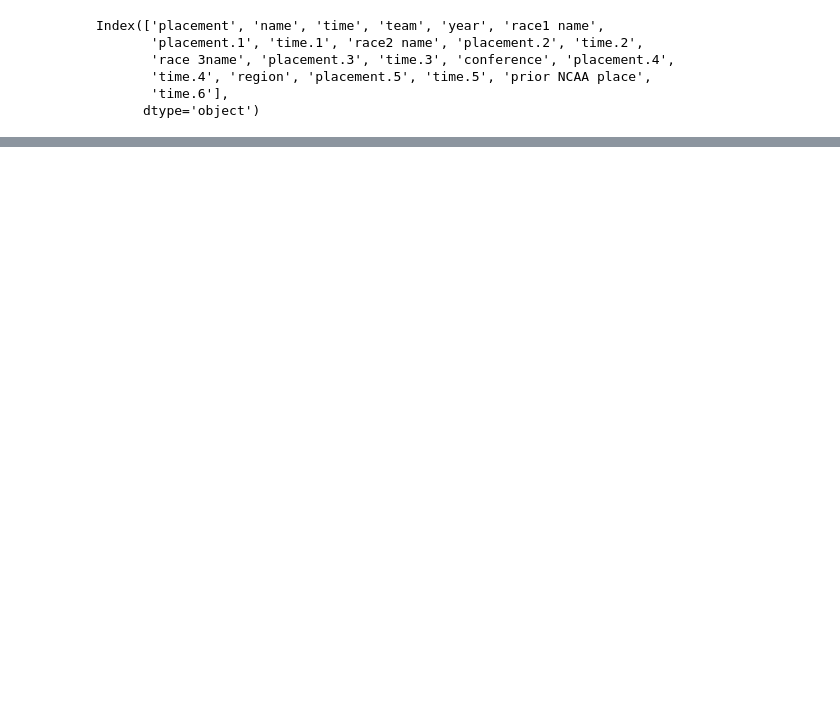
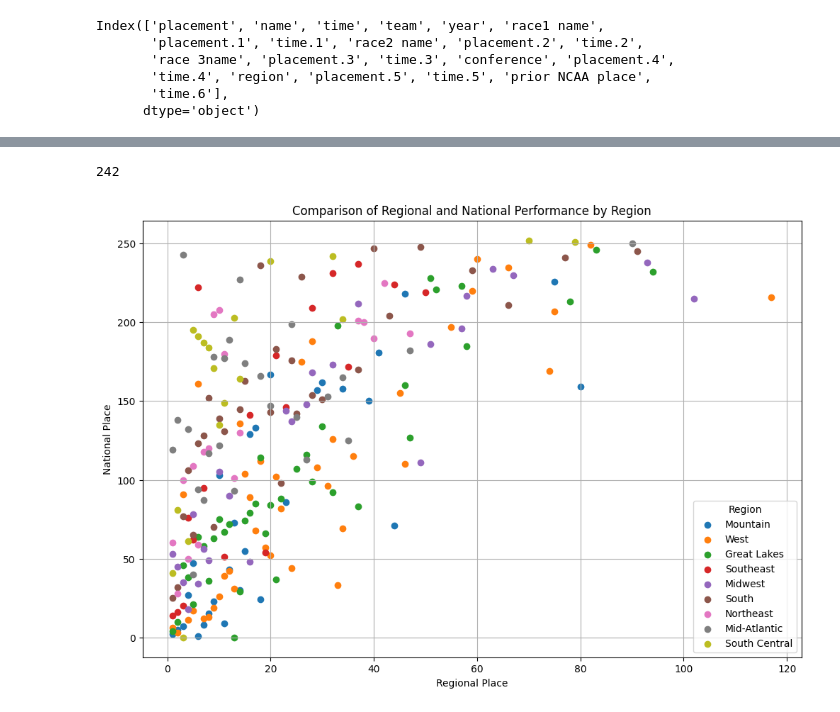
Before and after one commit to LukeLambert11/ncaaProject, a Jupyter notebook: notebooks/test.ipynb, the cells around one changed output, grey strips where cells are left out. Cells and saved outputs as stored; diff of their text form; code cells hidden in the pictures; blank space fills up the shorter version.

```diff
--- a/notebooks/test.ipynb
+++ b/notebooks/test.ipynb
@@ -106,0 +123,25 @@ plt.show()
+# %%
+import matplotlib.pyplot as plt
+
+regions = df['region'].unique()
+color_map = {region: color for region, color in zip(regions, plt.get_cmap('tab10').colors)}
+filtered_df = df
+filtered_df.dropna(subset=['ncaaPlace', 'regionPlace'], inplace=True)
+filtered_df = filtered_df[filtered_df['ncaaPlace'] != 'DNF']
+print(filtered_df.shape[0])
+
+# Plotting
+plt.figure(figsize=(12, 8))
+for region in regions:
+    subset = filtered_df[filtered_df['region'] == region]
+    plt.scatter(subset['regionPlace'], subset['ncaaPlace'], label=region, color=color_map[region])
+
+plt.xlabel('Regional Place')
+plt.ylabel('National Place')
+plt.title('Comparison of Regional and National Performance by Region')
+plt.legend(title='Region')
+plt.grid(True)
+plt.show()
+# %% [output]
+242
+[figure, added]
```
Also changed, not shown: parts of 4 cells of this notebook.
